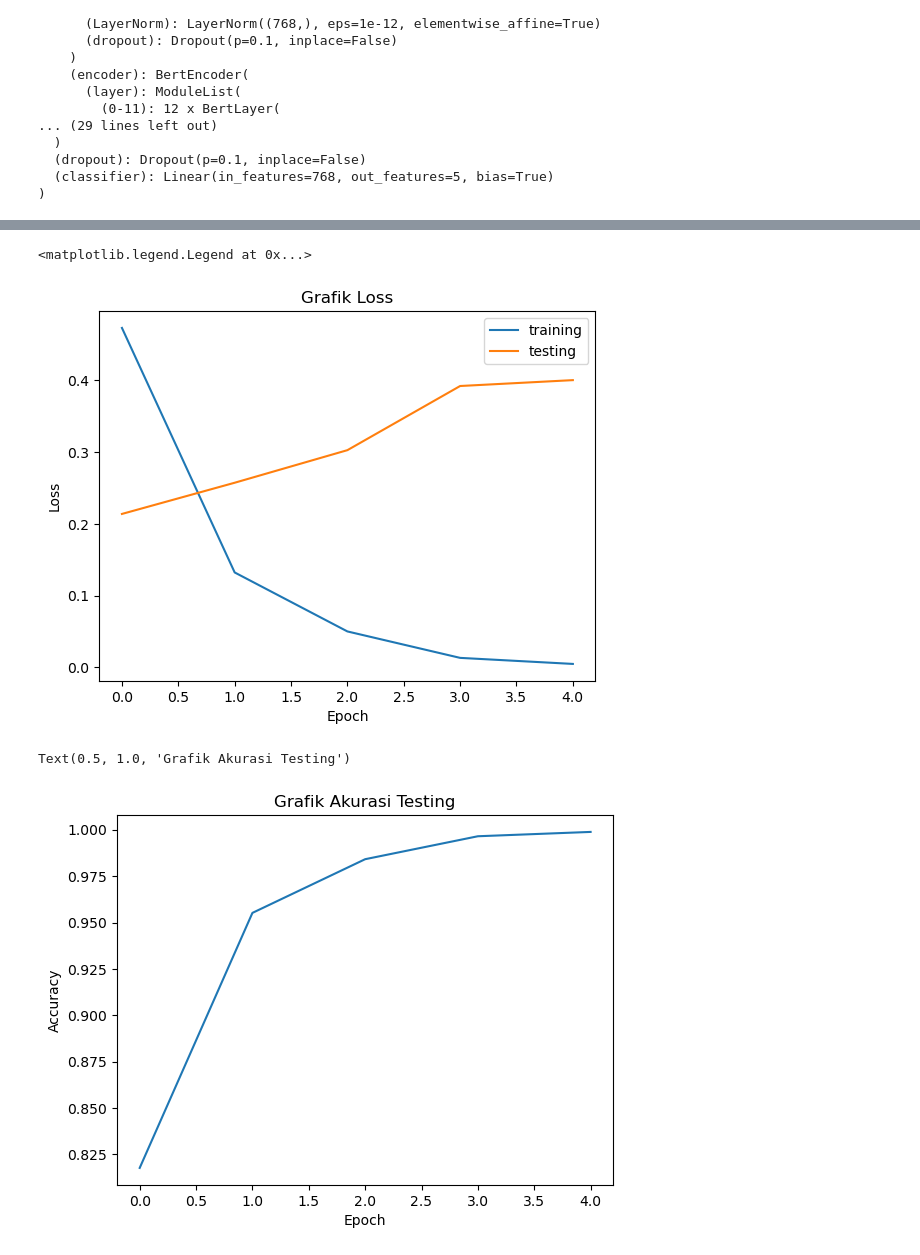
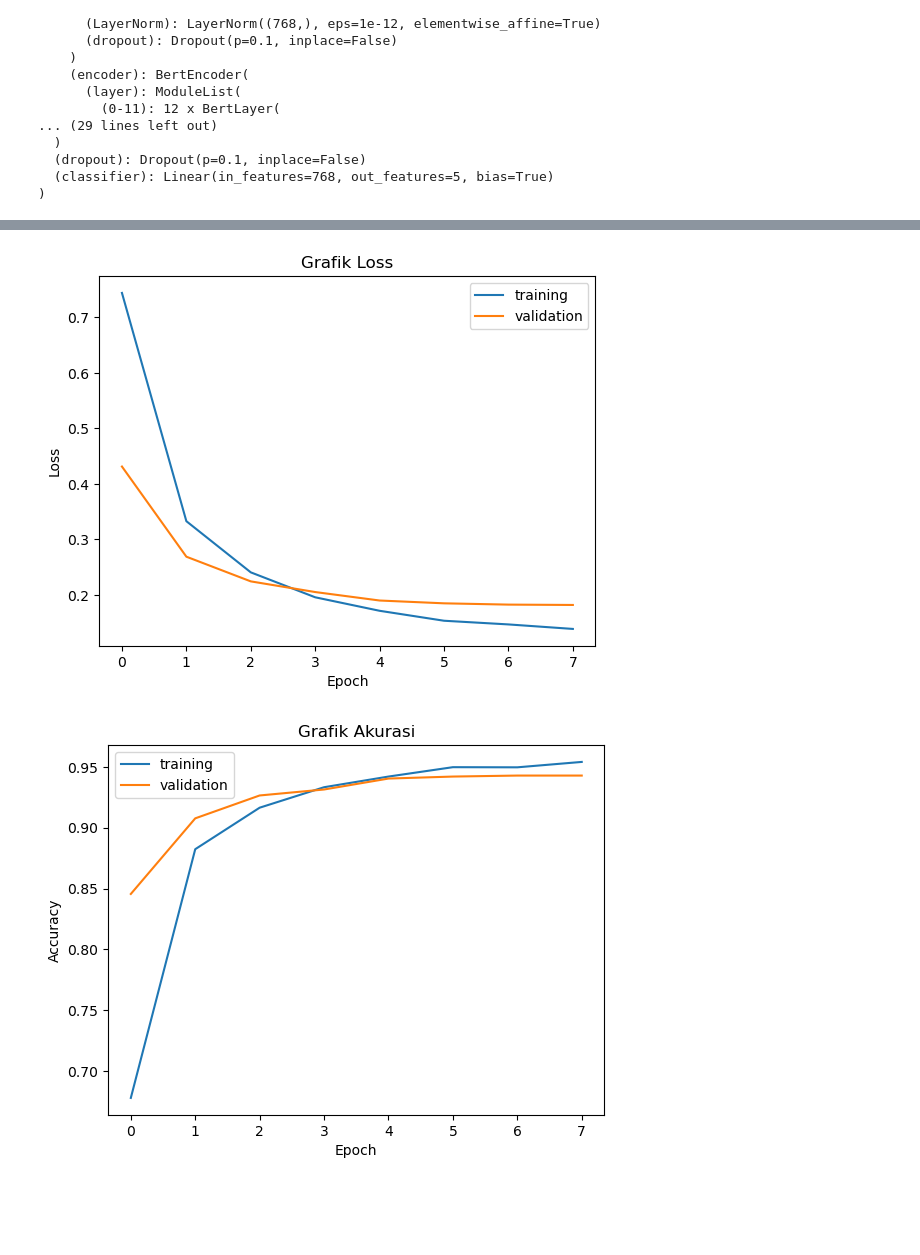
Before and after one commit to Scremed/Fake-News-Detection, a Jupyter notebook: train/indoBERT_model.ipynb, the cells around one changed output, grey strips where cells are left out. Saved outputs shown, nothing was run; the diff lists cells and outputs as text; code cells hidden in the pictures; blank space fills up the shorter version.

Commit message:
fixed model, added hasil

```diff
--- a/train/indoBERT_model.ipynb
+++ b/train/indoBERT_model.ipynb
@@ -42,6 +87,7 @@ model.config.attention_probs_dropout_prob = 0.5
 # token untuk train dan test
 train_tokenized_text = tokenizer(train_text, padding=True, truncation=True, max_length=512)
 test_tokenized_text = tokenizer(test_text, padding=True, truncation=True, max_length=512)
+val_tokenized_text = tokenizer(val_text, padding=True, truncation=True, max_length=512)
 # %%
 import torch
 
@@ -55,6 +101,11 @@ test_dataset = torch.utils.data.TensorDataset(
     torch.tensor(test_tokenized_text["input_ids"]),
     torch.tensor(test_tokenized_text["attention_mask"]),
     torch.tensor(test_label))
+
+val_dataset = torch.utils.data.TensorDataset(
+    torch.tensor(val_tokenized_text["input_ids"]),
+    torch.tensor(val_tokenized_text["attention_mask"]),
+    torch.tensor(val_label))
 # %%
 # memakai CUDA untuk mempercepat training
 device = torch.device('cuda') if torch.cuda.is_available() else torch.device('cpu')
@@ -216,11 +314,11 @@ def train_bert_classifier(model, train_dataset, test_dataset, device,
 # %%
 metrics = train_bert_classifier(
     model=model,
-    train_dataset=train_dataset,
-    test_dataset=test_dataset,
     device=device,
-    epochs=5,
-    batch_size=32,
-    learning_rate=2e-5
+    epochs=8,
+    batch_size=64,
+    learning_rate=2e-6,
+    patience=3,
+    n_splits=2
 )
 # %% [output]
@@ -250,0 +374,15 @@ Total runtime: 369.87 seconds
+# %%
+# Load the saved model
+model_path = "../model/indobertModel.pt"
+model.load_state_dict(torch.load(model_path, map_location=device))
+model.to(device)
+model.eval()
+
+# Evaluate the model on the test dataset
+test_loss, test_accuracy, test_f1 = evaluate(model, DataLoader(test_dataset, batch_size=64, shuffle=False), device)
+metrics['test_loss'] = np.append(metrics['test_loss'], test_loss)
+metrics['test_acc'] = np.append(metrics['test_acc'], test_accuracy)
+metrics['test_f1'] = np.append(metrics['test_f1'], test_f1)
+print(f"Test Loss: {test_loss:.4f}")
+print(f"Test Accuracy: {test_accuracy:.4f}")
+print(f"Test F1-Score: {test_f1:.4f}")
@@ -251,24 +428,27 @@ Total runtime: 369.87 seconds
 # %%
-import matplotlib.pyplot as plt
 plt.figure()
 plt.plot(metrics['train_loss'], label="training")
-plt.plot(metrics['test_loss'], label="testing")
+plt.plot(metrics['val_loss'], label="validation")
 plt.xlabel('Epoch')
 plt.ylabel('Loss')
 plt.title('Grafik Loss')
 plt.legend()
+
+plt.savefig("../hasil/grafik_loss.png")
 # %% [output]
-<matplotlib.legend.Legend at 0x...>
-[figure, old version]
+[figure, new version]
 # %%
 plt.figure()
 plt.plot(metrics['train_acc'], label="training")
+plt.plot(metrics['val_acc'], label="validation")
 plt.xlabel('Epoch')
 plt.ylabel('Accuracy')
-plt.title('Grafik Akurasi Testing')
+plt.title('Grafik Akurasi')
+plt.legend()
+
+plt.savefig("../hasil/grafik_acc.png")
 # %% [output]
-Text(0.5, 1.0, 'Grafik Akurasi Testing')
-[figure, old version]
+[figure, new version]
 # %%
 plt.figure()
 plt.plot(metrics['train_f1'], label="training")
```
Also changed, not shown: parts of 14 cells of this notebook, 7 other files.
